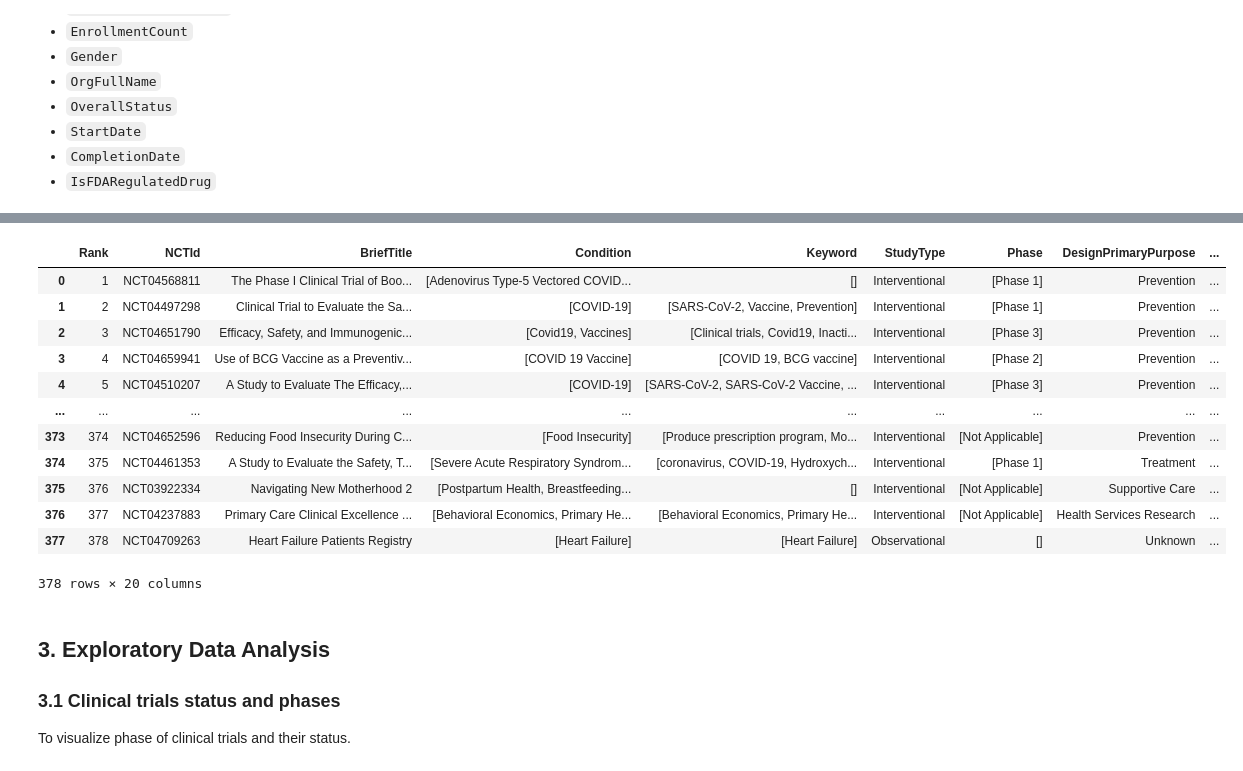
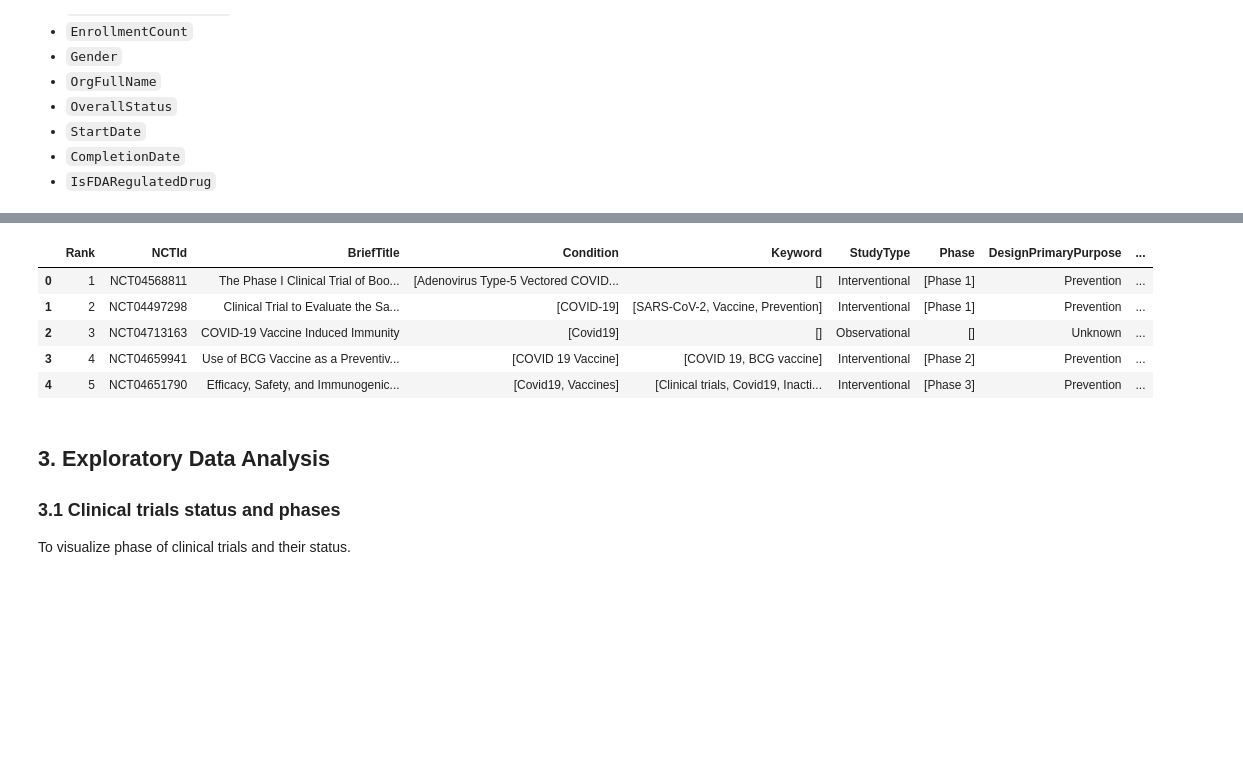
Before and after one commit to xxziris/EDA_Covid_Vaccine_CT, a Jupyter notebook: EDA_Covid19_Vaccine_ClinicalTrials.ipynb, the cells around one changed output, grey strips where cells are left out. Saved outputs shown, nothing was run; the diff lists cells and outputs as text; code cells hidden in the pictures; blank space fills up the shorter version.

```diff
--- a/EDA_Covid19_Vaccine_ClinicalTrials.ipynb
+++ b/EDA_Covid19_Vaccine_ClinicalTrials.ipynb
@@ -128,19 +121,12 @@ See the caveats in the documentation: https://pandas.pydata.org/pandas-docs/stab
 # %%
-df_detail
+df_detail.head()
 # %% [output]
 |  | Rank | NCTId | BriefTitle | Condition | Keyword | StudyType | Phase | DesignPrimaryPurpose | ... |
 | 0 | 1 | NCT04568811 | The Phase I Clinical Trial of Boo... | [Adenovirus Type-5 Vectored COVID... | [] | Interventional | [Phase 1] | Prevention | ... |
 | 1 | 2 | NCT04497298 | Clinical Trial to Evaluate the Sa... | [COVID-19] | [SARS-CoV-2, Vaccine, Prevention] | Interventional | [Phase 1] | Prevention | ... |
-| 2 | 3 | NCT04651790 | Efficacy, Safety, and Immunogenic... | [Covid19, Vaccines] | [Clinical trials, Covid19, Inacti... | Interventional | [Phase 3] | Prevention | ... |
+| 2 | 3 | NCT04713163 | COVID-19 Vaccine Induced Immunity | [Covid19] | [] | Observational | [] | Unknown | ... |
 | 3 | 4 | NCT04659941 | Use of BCG Vaccine as a Preventiv... | [COVID 19 Vaccine] | [COVID 19, BCG vaccine] | Interventional | [Phase 2] | Prevention | ... |
-| 4 | 5 | NCT04510207 | A Study to Evaluate The Efficacy,... | [COVID-19] | [SARS-CoV-2, SARS-CoV-2 Vaccine, ... | Interventional | [Phase 3] | Prevention | ... |
-| ... | ... | ... | ... | ... | ... | ... | ... | ... | ... |
-| 373 | 374 | NCT04652596 | Reducing Food Insecurity During C... | [Food Insecurity] | [Produce prescription program, Mo... | Interventional | [Not Applicable] | Prevention | ... |
-| 374 | 375 | NCT04461353 | A Study to Evaluate the Safety, T... | [Severe Acute Respiratory Syndrom... | [coronavirus, COVID-19, Hydroxych... | Interventional | [Phase 1] | Treatment | ... |
-| 375 | 376 | NCT03922334 | Navigating New Motherhood 2 | [Postpartum Health, Breastfeeding... | [] | Interventional | [Not Applicable] | Supportive Care | ... |
-| 376 | 377 | NCT04237883 | Primary Care Clinical Excellence ... | [Behavioral Economics, Primary He... | [Behavioral Economics, Primary He... | Interventional | [Not Applicable] | Health Services Research | ... |
-| 377 | 378 | NCT04709263 | Heart Failure Patients Registry | [Heart Failure] | [Heart Failure] | Observational | [] | Unknown | ... |
+| 4 | 5 | NCT04651790 | Efficacy, Safety, and Immunogenic... | [Covid19, Vaccines] | [Clinical trials, Covid19, Inacti... | Interventional | [Phase 3] | Prevention | ... |
-378 rows × 20 columns
 # %% [markdown]
 ## 3. Exploratory Data Analysis
 
```
Also changed, not shown: parts of 18 cells of this notebook.
